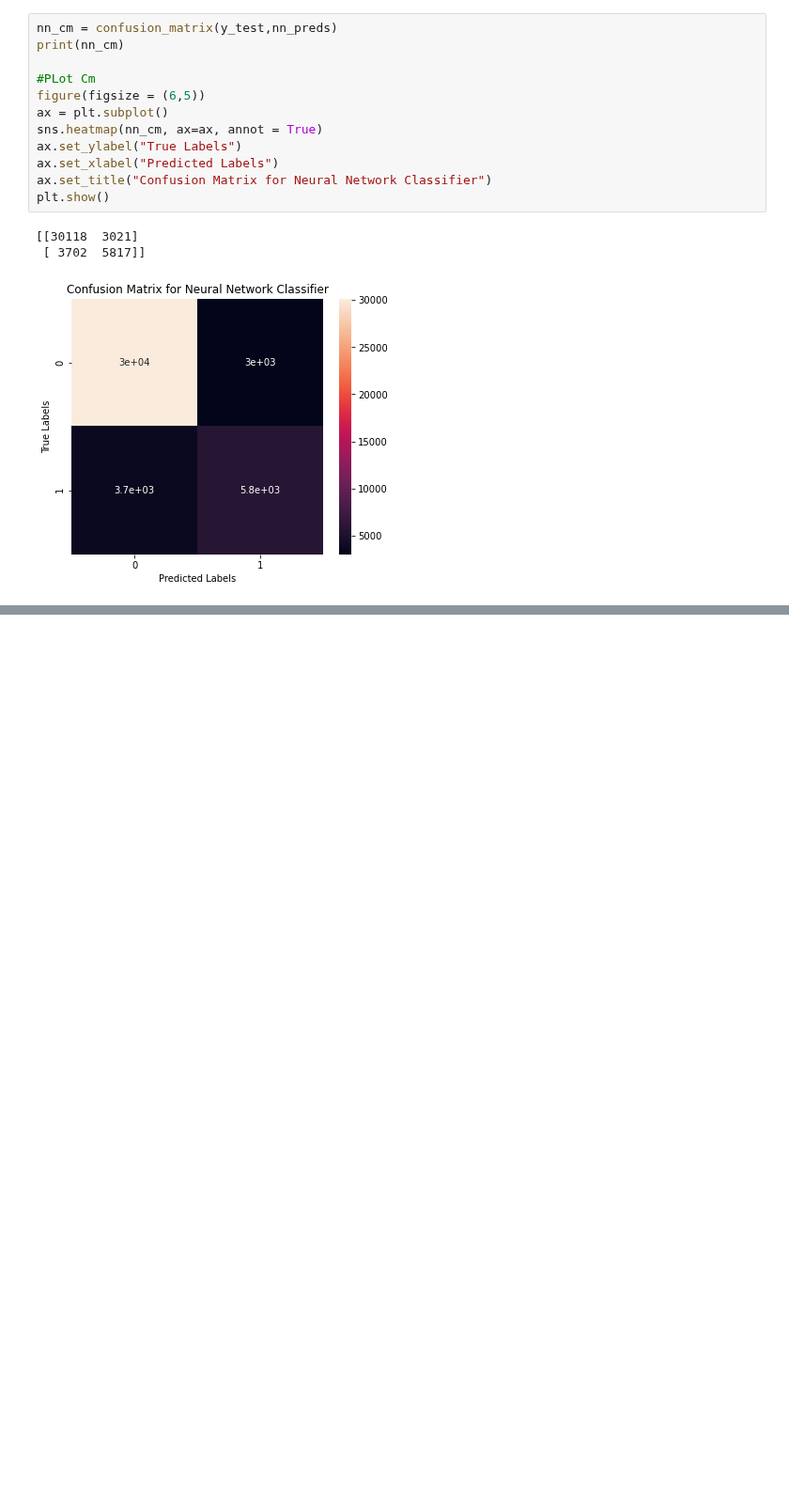
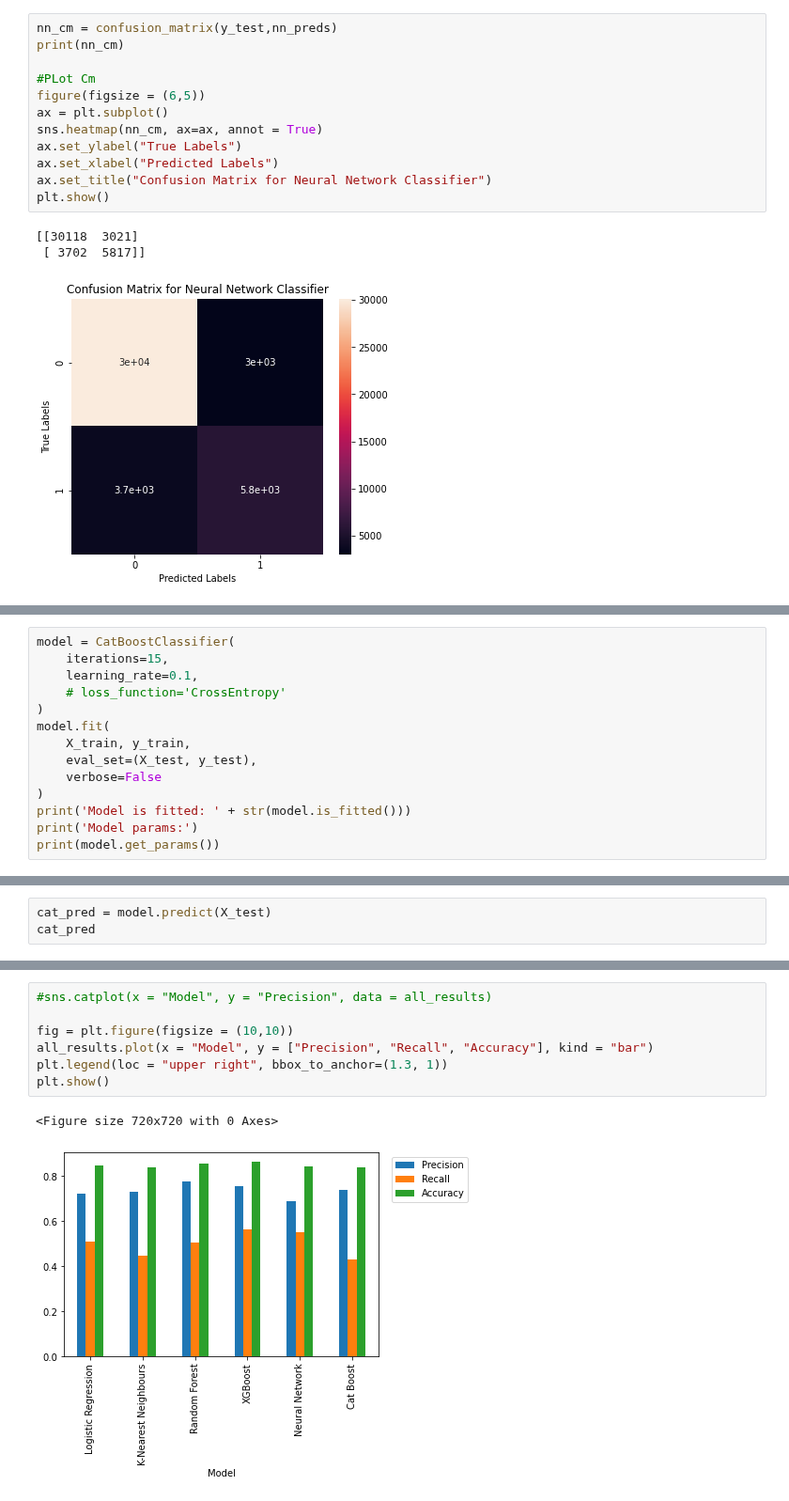
Before and after one commit to NST-byte/Australian-Rainfall-Classification-Task, a Jupyter notebook: Rain in Australia Dataset.ipynb, the cells around one changed output, grey strips where cells are left out. Shown at 94% size. Cells and saved outputs as stored; diff of their text form; blank space fills up the shorter version.

```diff
--- a/Rain in Australia Dataset.ipynb
+++ b/Rain in Australia Dataset.ipynb
@@ -867,0 +905,14 @@ plt.show()
+# %%
+model = CatBoostClassifier(
+    iterations=15,
+    learning_rate=0.1,
+    # loss_function='CrossEntropy'
+)
+model.fit(
+    X_train, y_train,
+    eval_set=(X_test, y_test),
+    verbose=False
+)
+print('Model is fitted: ' + str(model.is_fitted()))
+print('Model params:')
+print(model.get_params())
@@ -867,0 +923,3 @@ plt.show()
+# %%
+cat_pred = model.predict(X_test)
+cat_pred
@@ -867,0 +995,10 @@ plt.show()
+# %%
+#sns.catplot(x = "Model", y = "Precision", data = all_results)
+
+fig = plt.figure(figsize = (10,10))
+all_results.plot(x = "Model", y = ["Precision", "Recall", "Accuracy"], kind = "bar")
+plt.legend(loc = "upper right", bbox_to_anchor=(1.3, 1))
+plt.show()
+# %% [output]
+<Figure size 720x720 with 0 Axes>
+[figure, added]
```
Also changed, not shown: parts of 27 cells of this notebook.
